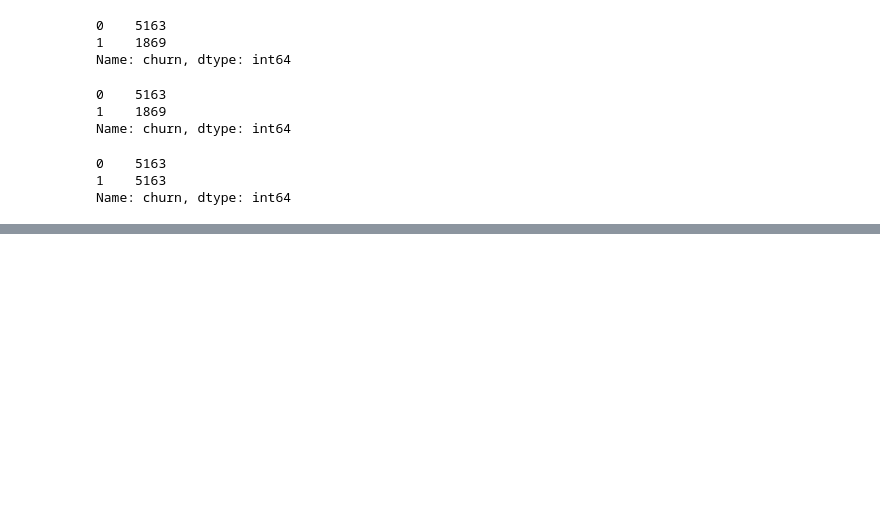
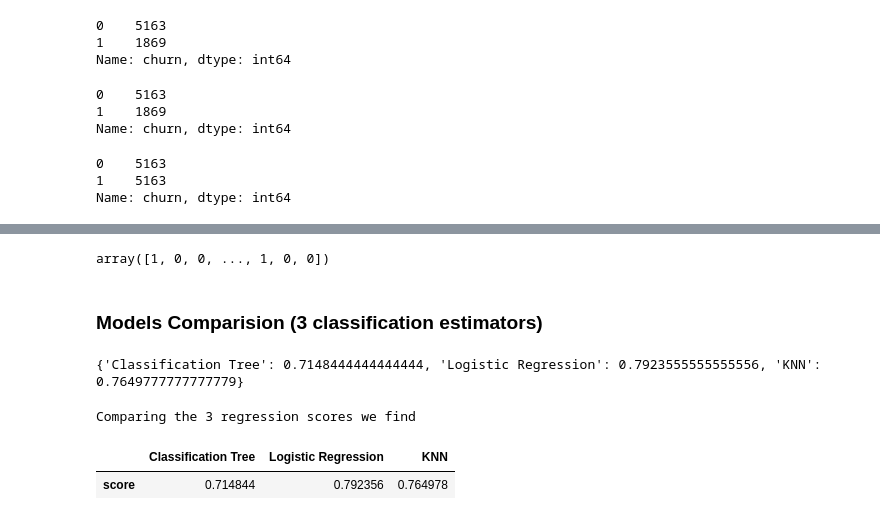
Before and after one commit to marsango16/IronEvans, a Jupyter notebook: WEEK7, Day2_Day3_Day4_Supervised_Learning_KNN_Classification_DecisionTree_ImbalancedData.ipynb, the cells around one changed output, grey strips where cells are left out. Saved outputs shown, nothing was run; the diff lists cells and outputs as text; code cells hidden in the pictures; blank space fills up the shorter version.

```diff
--- a/WEEK7, Day2_Day3_Day4_Supervised_Learning_KNN_Classification_DecisionTree_ImbalancedData.ipynb
+++ b/WEEK7, Day2_Day3_Day4_Supervised_Learning_KNN_Classification_DecisionTree_ImbalancedData.ipynb
@@ -1118,0 +1169,10 @@ Name: churn, dtype: int64
+# %%
+#X, y = load_iris(return_X_y=True)
+#print("X has %d rows and %d columns"  %(X.shape[0],X.shape[1]))
+#print("y has %d rows"  %(y.shape[0]))
+
+X_train, X_test, y_train, y_test = train_test_split(X, y, test_size=0.20)
+model = DecisionTreeClassifier()
+model.fit(X_train, y_train)
+print("The (mean) accuracy on the test set is %.2f" %(model.score(X_test, y_test)))
+print("The (mean) accuracy on the train data is %.2f" %(model.score(X_train, y_train)))
@@ -1118,0 +1208,31 @@ Name: churn, dtype: int64
+# %%
+y_pred = cross_val_predict(model, X_test, y_test, cv=5)
+y_pred
+# %% [output]
+array([1, 0, 0, ..., 1, 0, 0])
+# %% [markdown]
+### Models Comparision (3 classification estimators)
+# %%
+model1 = DecisionTreeClassifier()
+model2 = LogisticRegression()
+model3 = KNeighborsClassifier()
+
+model_pipeline = [model1, model2, model3]
+model_names = ['Classification Tree', 'Logistic Regression', 'KNN']
+scores = {}
+i=0
+for model in model_pipeline:
+    mean_score = np.mean(cross_val_score(model, X_train, y_train, cv=5))
+    scores[model_names[i]] = mean_score
+    i = i+1
+print(scores)
+# %% [output]
+{'Classification Tree': 0.7148444444444444, 'Logistic Regression': 0.7923555555555556, 'KNN': 0.7649777777777779}
+# %%
+print("Comparing the 3 regression scores we find \n")
+
+pd.DataFrame([scores], index=["score"])
+# %% [output]
+Comparing the 3 regression scores we find
+|  | Classification Tree | Logistic Regression | KNN |
+| score | 0.714844 | 0.792356 | 0.764978 |
```
Also changed, not shown: parts of 20 cells of this notebook.
